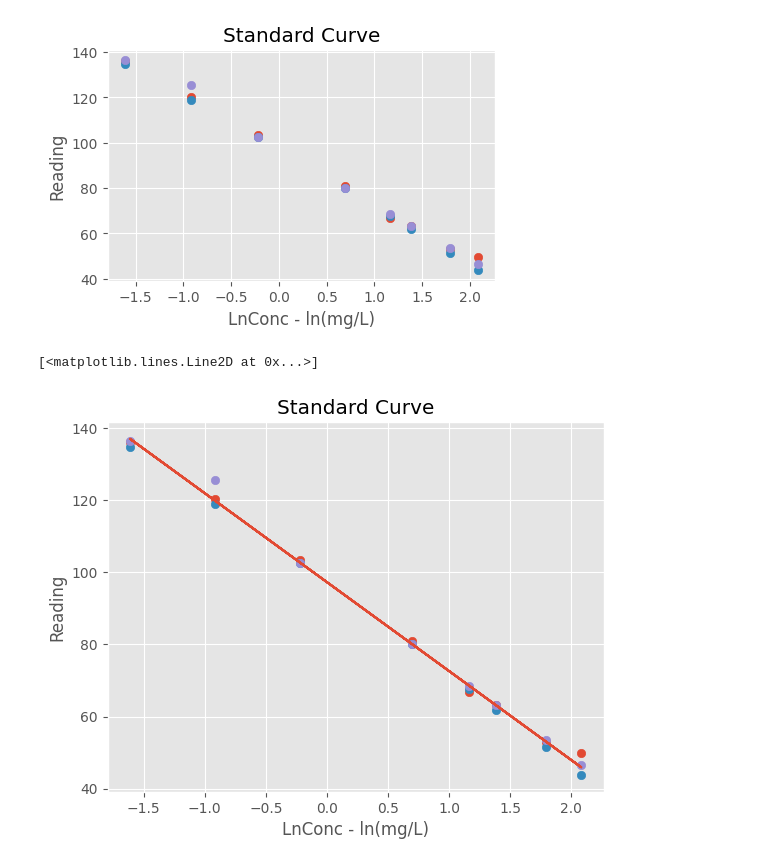
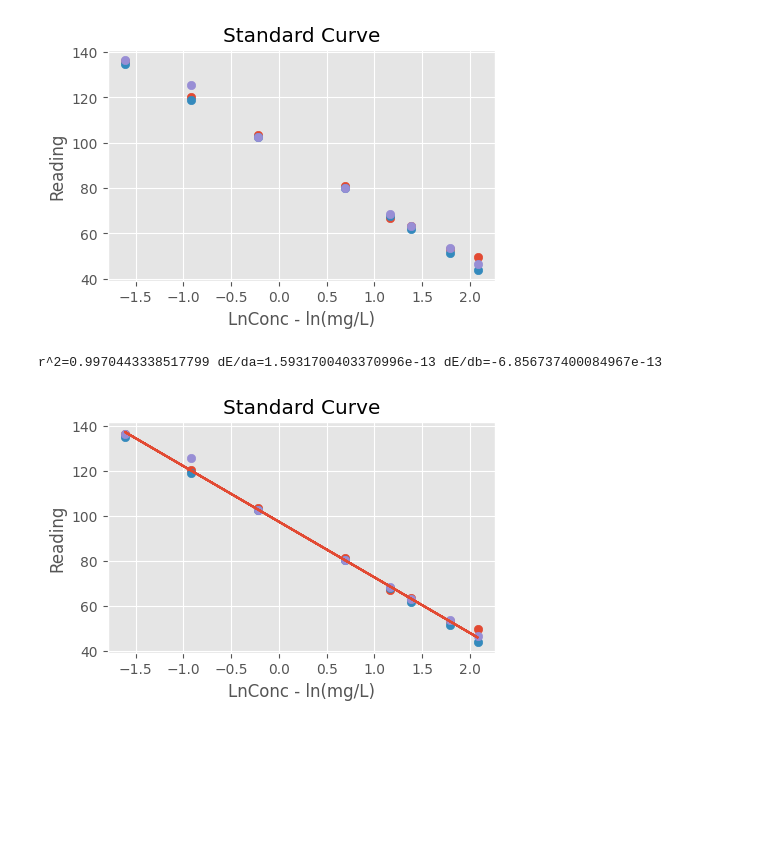
Before and after one commit to weathon/lab7, a Jupyter notebook: main.ipynb, the cells around one changed output. Drawn from its saved outputs; the diff is of its cells as text; code cells hidden in the pictures; blank space fills up the shorter version.

```diff
--- a/main.ipynb
+++ b/main.ipynb
@@ -75,11 +76,13 @@ for epoch in range(100000):
     a-=np.mean(E_a(x)*lr)
     b-=np.mean(E_b(x)*lr)
 # %%
+plt.figure(figsize=(5,3))
 setText(plt, "Standard Curve","LnConc - ln(mg/L)","Reading")
 plt.scatter(np.log(df["Conc(mg/L)"][:-2]),df["Reading1"][:-2])
 plt.scatter(np.log(df["Conc(mg/L)"][:-2]),df["Reading2"][:-2])
 plt.scatter(np.log(df["Conc(mg/L)"][:-2]),df["Reading3"][:-2])
 plt.plot(x,f(x))
+print(f"r^2={1-(np.sum((y-f(x))**2)/np.sum((y-np.mean(y))**2))} dE/da={np.mean(E_a(x))} dE/db={np.mean(E_b(x))}")
 # %% [output]
-[<matplotlib.lines.Line2D at 0x...>]
+r^2=0.9970443338517799 dE/da=1.5931700403370996e-13 dE/db=-6.856737400084967e-13
-[figure, old version]
+[figure, new version]
```
Also changed, not shown: parts of 2 cells of this notebook.
